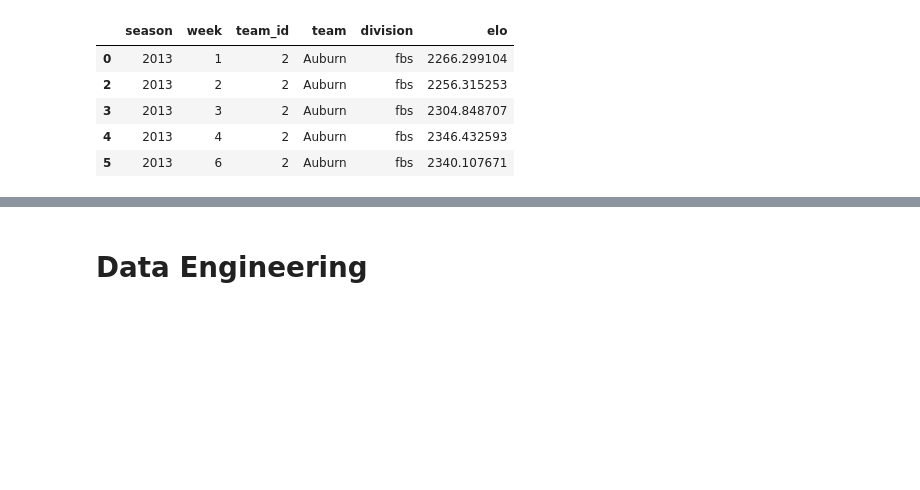
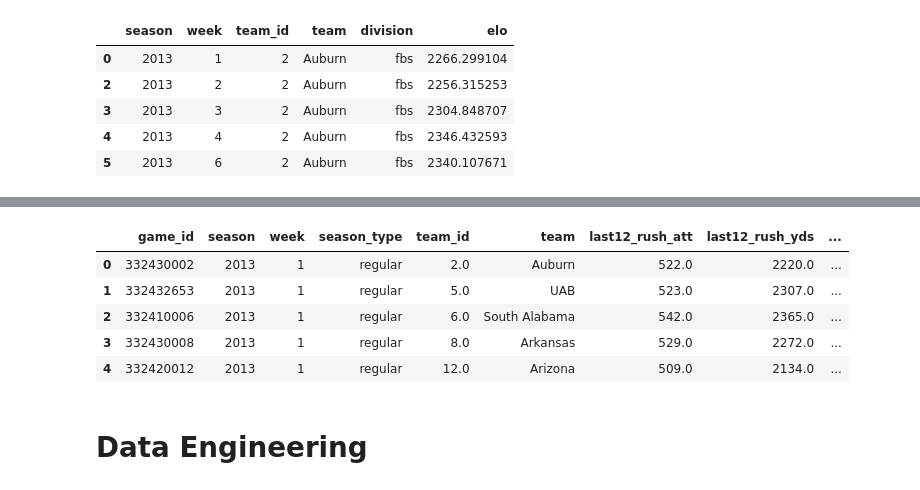
Before and after one commit to lneuendorf/cfb-win-probability, a Jupyter notebook: notebooks/first_3_downs_decision.ipynb, the cells around one changed output, grey strips where cells are left out. Cells and saved outputs as stored; diff of their text form; code cells hidden in the pictures; blank space fills up the shorter version.

```diff
--- a/notebooks/first_3_downs_decision.ipynb
+++ b/notebooks/first_3_downs_decision.ipynb
@@ -432,3 +558,91 @@ rolling_stats.head()
+# %%
+team_stats_joined = (
+    team_stats.merge(
+        advanced_team_stats.drop(columns=['season', 'week', 'season_type']),
+        on=['game_id', 'team'],
+        how='left'
+    ).sort_values(
+        by=['team_id', 'season', 'season_type', 'week'],
+        ignore_index=True,
+        ascending=[True, True, False, True]
+    )
+)
+
+rolling_stats_last12 = (
+    team_stats_joined[[
+        'team_id', 'rushing_attempts', 'rushing_yards',
+        'pass_attempts', 'passing_yards', 'kicking_points',
+        'offense_passing_plays_ppa', 'offense_passing_plays_success_rate',
+        'offense_passing_plays_explosiveness', 'offense_rushing_plays_ppa',
+        'offense_rushing_plays_success_rate', 'offense_rushing_plays_explosiveness',
+        'defense_passing_plays_ppa', 'defense_passing_plays_success_rate',
+        'defense_passing_plays_explosiveness', 'defense_rushing_plays_ppa',
+        'defense_rushing_plays_success_rate', 'defense_rushing_plays_explosiveness'
+    ]]
+    .groupby('team_id')
+    .shift(1)
+    .rolling(window=12, min_periods=12)
+    .sum()
+)
+
+rolling_stats_last12 = (
+    team_stats[['game_id', 'season', 'week', 'season_type', 'team_id', 'team']]
+    .merge(
+        rolling_stats_last12.rename(columns={
+            'rushing_attempts': 'last12_rush_att',
+            'rushing_yards': 'last12_rush_yds',
+            'pass_attempts': 'last12_pass_att',
+            'passing_yards': 'last12_pass_yds',
+            'kicking_points': 'last12_kicking_pts',
+            'offense_passing_plays_ppa': 'last12_offense_passing_plays_ppa',
+            'offense_passing_plays_success_rate': 'last12_offense_passing_plays_success_rate',
+            'offense_passing_plays_explosiveness': 'last12_offense_passing_plays_explosiveness',
+            'offense_rushing_plays_ppa': 'last12_offense_rushing_plays_ppa',
+            'offense_rushing_plays_success_rate': 'last12_offense_rushing_plays_success_rate',
+            'offense_rushing_plays_explosiveness': 'last12_offense_rushing_plays_explosiveness',
+            'defense_passing_plays_ppa': 'last12_defense_passing_plays_ppa',
+            'defense_passing_plays_success_rate': 'last12_defense_passing_plays_success_rate',
+            'defense_passing_plays_explosiveness': 'last12_defense_passing_plays_explosiveness',
+            'defense_rushing_plays_ppa': 'last12_defense_rushing_plays_ppa',
+            'defense_rushing_plays_success_rate': 'last12_defense_rushing_plays_success_rate',
+            'defense_rushing_plays_explosiveness': 'last12_defense_rushing_plays_explosiveness'
+        }),
+        left_index=True,
+        right_index=True,
+        how='left'
+    )
+    .dropna(subset=['last12_rush_att'])
+    .query('season >= 2013')
+    .reset_index(drop=True)
+    .assign(
+        last12_pass_to_rush_ratio=lambda x: round(x.last12_pass_att / x.last12_rush_att, 3),
+        last12_yards_per_rush=lambda x: round(x.last12_rush_yds / x.last12_rush_att, 1),
+        last12_yards_per_pass=lambda x: round(x.last12_pass_yds / x.last12_pass_att, 1),
+        last12_offense_passing_plays_ppa=lambda x: round(x.last12_offense_passing_plays_ppa / 12, 3),
+        last12_offense_passing_plays_success_rate=lambda x: round(x.last12_offense_passing_plays_success_rate / 12, 3),
+        last12_offense_passing_plays_explosiveness=lambda x: round(x.last12_offense_passing_plays_explosiveness / 12, 3),
+        last12_offense_rushing_plays_ppa=lambda x: round(x.last12_offense_rushing_plays_ppa / 12, 3),
+        last12_offense_rushing_plays_success_rate=lambda x: round(x.last12_offense_rushing_plays_success_rate / 12, 3),
+        last12_offense_rushing_plays_explosiveness=lambda x: round(x.last12_offense_rushing_plays_explosiveness / 12, 3),
+        last12_defense_passing_plays_ppa=lambda x: round(x.last12_defense_passing_plays_ppa / 12, 3),
+        last12_defense_passing_plays_success_rate=lambda x: round(x.last12_defense_passing_plays_success_rate / 12, 3),
+        last12_defense_passing_plays_explosiveness=lambda x: round(x.last12_defense_passing_plays_explosiveness / 12, 3),
+        last12_defense_rushing_plays_ppa=lambda x: round(x.last12_defense_rushing_plays_ppa / 12, 3),
+        last12_defense_rushing_plays_success_rate=lambda x: round(x.last12_defense_rushing_plays_success_rate / 12, 3),
+        last12_defense_rushing_plays_explosiveness=lambda x: round(x.last12_defense_rushing_plays_explosiveness / 12, 3)
+    )
+)
+
+del team_stats_joined
+
+rolling_stats_last12.query('last12_rush_att.notnull()').head()
+# %% [output]
+|  | game_id | season | week | season_type | team_id | team | last12_rush_att | last12_rush_yds | ... |
+| 0 | 332430002 | 2013 | 1 | regular | 2.0 | Auburn | 522.0 | 2220.0 | ... |
+| 1 | 332432653 | 2013 | 1 | regular | 5.0 | UAB | 523.0 | 2307.0 | ... |
+| 2 | 332410006 | 2013 | 1 | regular | 6.0 | South Alabama | 542.0 | 2365.0 | ... |
+| 3 | 332430008 | 2013 | 1 | regular | 8.0 | Arkansas | 529.0 | 2272.0 | ... |
+| 4 | 332420012 | 2013 | 1 | regular | 12.0 | Arizona | 509.0 | 2134.0 | ... |
 # %% [markdown]
 # Data Engineering
 # %%
```
Also changed, not shown: parts of 15 cells of this notebook, 2 other files.
